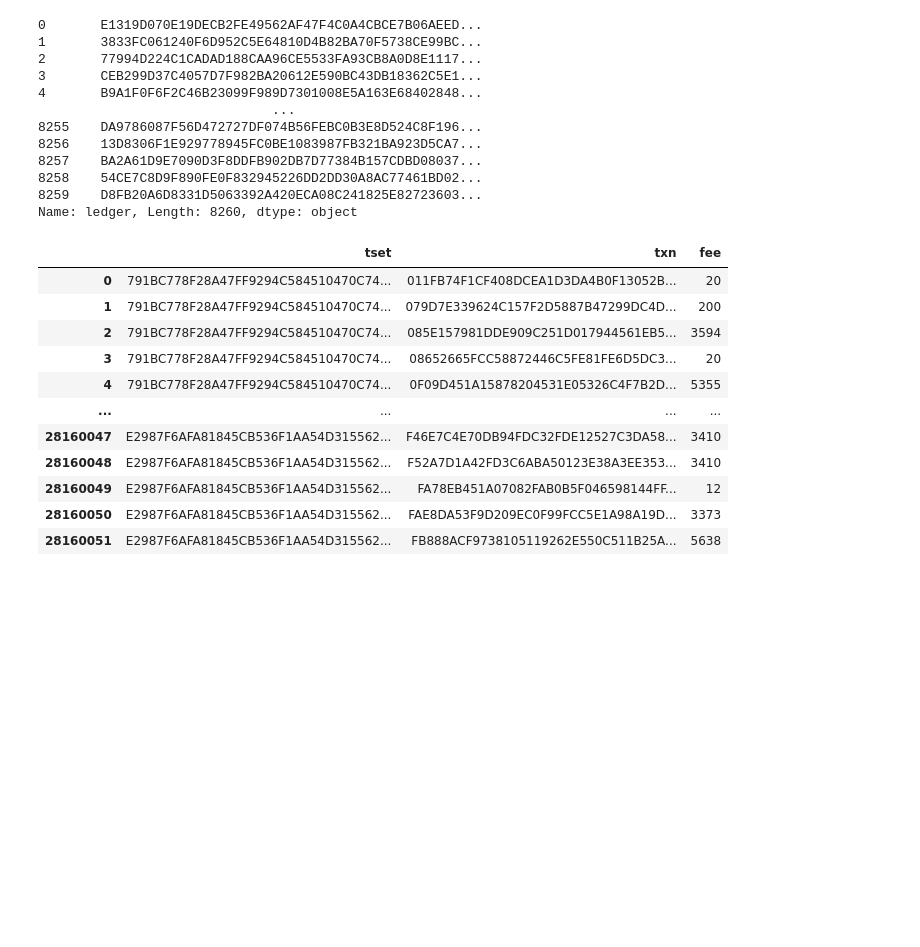
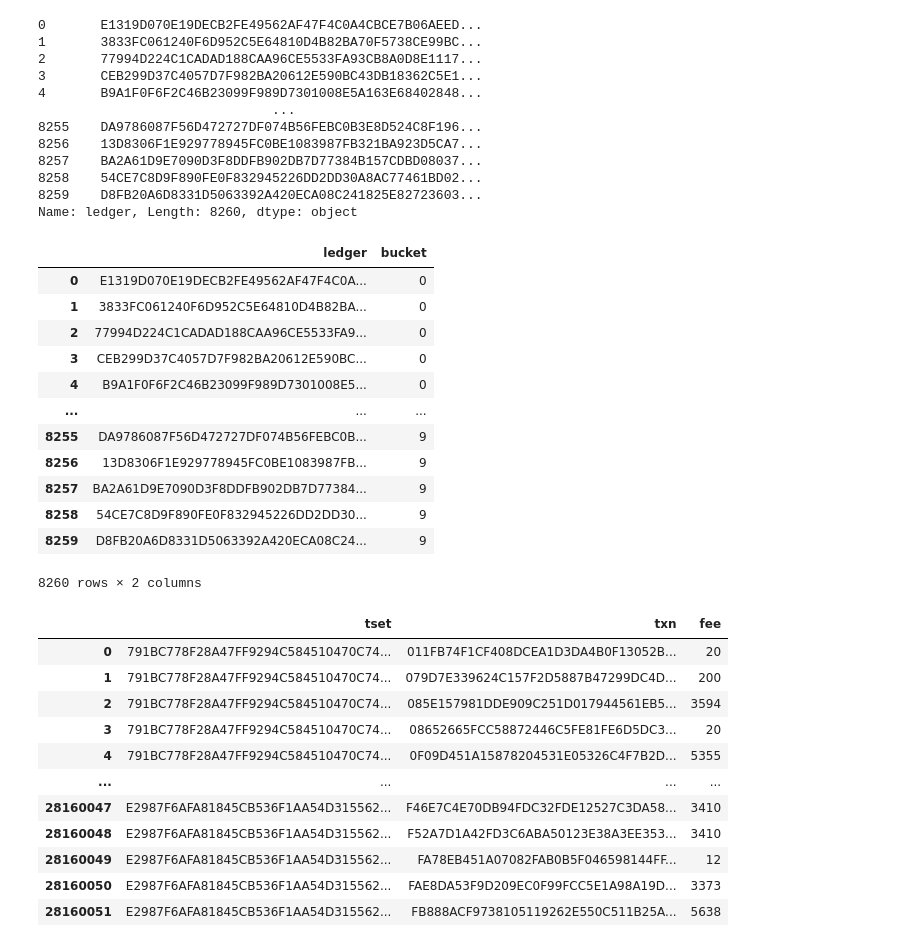
Before and after one commit to thejohnfreeman/data-xrpl-proposals, a Jupyter notebook: tsets.ipynb, the cells around one changed output. Saved outputs shown, nothing was run; the diff lists cells and outputs as text; code cells hidden in the pictures; blank space fills up the shorter version.

```diff
--- a/tsets.ipynb
+++ b/tsets.ipynb
@@ -42,6 +42,26 @@ ledgers
 8258    54CE7C8D9F890FE0F832945226DD2DD30A8AC77461BD02...
 8259    D8FB20A6D8331D5063392A420ECA08C241825E82723603...
 Name: ledger, Length: 8260, dtype: object
+# %%
+# Buckets for histograms.
+n = 10
+buckets = ledgers.index // (ledgers.size // n)
+buckets = pd.DataFrame({'ledger': ledgers, 'bucket': buckets})
+buckets
+# %% [output]
+|  | ledger | bucket |
+| 0 | E1319D070E19DECB2FE49562AF47F4C0A... | 0 |
+| 1 | 3833FC061240F6D952C5E64810D4B82BA... | 0 |
+| 2 | 77994D224C1CADAD188CAA96CE5533FA9... | 0 |
+| 3 | CEB299D37C4057D7F982BA20612E590BC... | 0 |
+| 4 | B9A1F0F6F2C46B23099F989D7301008E5... | 0 |
+| ... | ... | ... |
+| 8255 | DA9786087F56D472727DF074B56FEBC0B... | 9 |
+| 8256 | 13D8306F1E929778945FC0BE1083987FB... | 9 |
+| 8257 | BA2A61D9E7090D3F8DDFB902DB7D77384... | 9 |
+| 8258 | 54CE7C8D9F890FE0F832945226DD2DD30... | 9 |
+| 8259 | D8FB20A6D8331D5063392A420ECA08C24... | 9 |
+8260 rows × 2 columns
 # %%
 # Transaction sets.
 tsets = pd.read_csv('tsets.csv')
```
Also changed, not shown: parts of 31 cells of this notebook.
